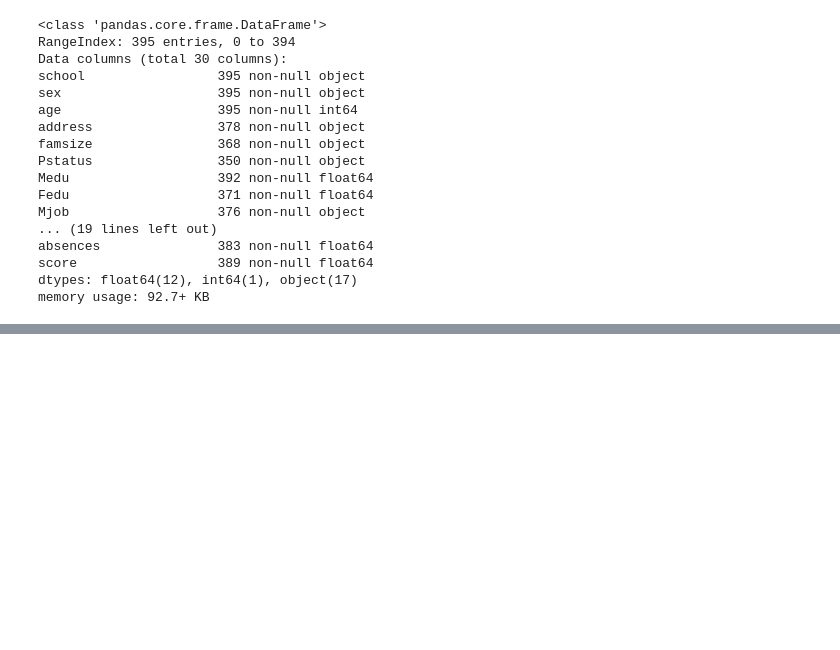
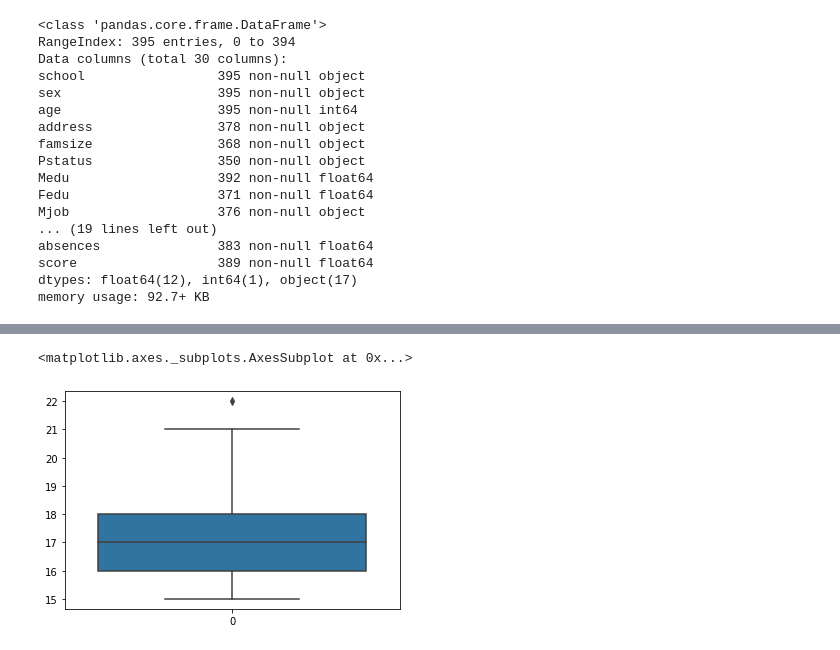
Before and after one commit to Ya-Andy/module_2, a Jupyter notebook: UNICEF Project.ipynb, the cells around one changed output, grey strips where cells are left out. Saved outputs shown, nothing was run; the diff lists cells and outputs as text; code cells hidden in the pictures; blank space fills up the shorter version.

```diff
--- a/UNICEF Project.ipynb
+++ b/UNICEF Project.ipynb
@@ -65,0 +580,6 @@ stud.describe()
+# %%
+# построим также box-plot для дополнительной проверки на наличие выбросов
+sns.boxplot(data=stud.age)
+# %% [output]
+<matplotlib.axes._subplots.AxesSubplot at 0x...>
+[figure, added]
```
Also changed, not shown: parts of 94 cells of this notebook.
